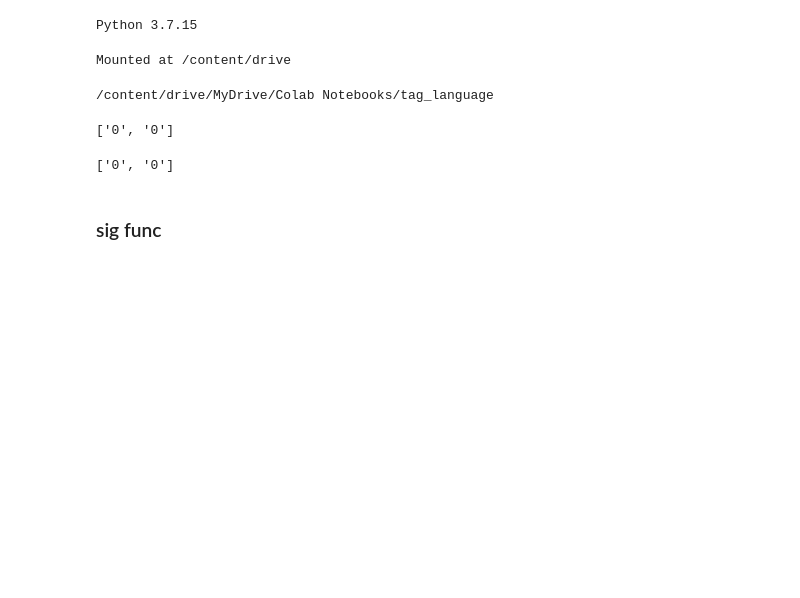
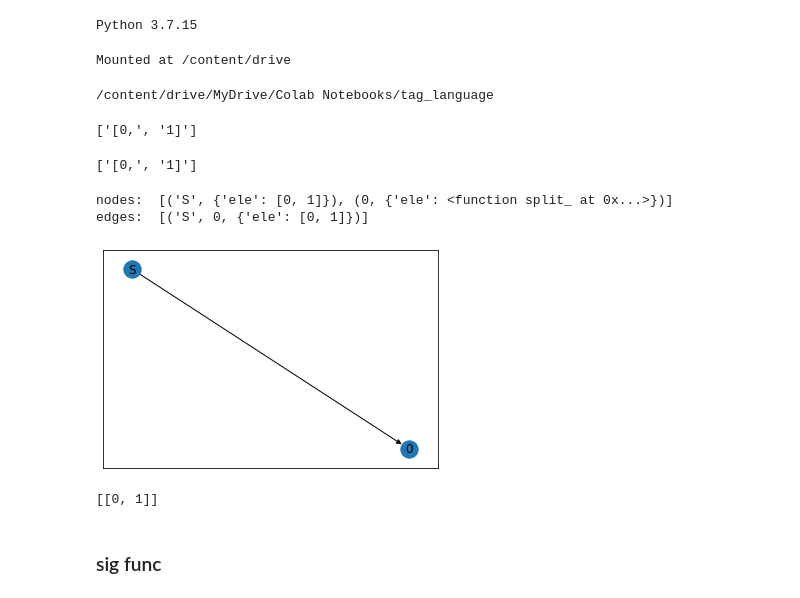
Before and after one commit to Amplil/neural-np4g, a Jupyter notebook: neural_np4g.ipynb, the cells around one changed output. Saved outputs shown, nothing was run; the diff lists cells and outputs as text; code cells hidden in the pictures; blank space fills up the shorter version.

```diff
--- a/neural_np4g.ipynb
+++ b/neural_np4g.ipynb
@@ -17,15 +17,26 @@ cd "/content/drive/MyDrive/Colab Notebooks/tag_language"
 #import np4g
 from neural_np4g import *
 # %%
-NetworkProgram('0 0',[(0,split_)],[('S',0)]).run()
+NetworkProgram([0,1],[(0,split_)],[('S',0)]).run()
 # %% [output]
-['0', '0']
+['[0,', '1]']
 # %%
 node1=[(0,split_)]
 edge1=[('S',0)]
-np1=NetworkProgram('0 0',node1,edge1)
-np1.run()
+np1=NetworkProgram([0,1],node1,edge1)
-# %% [output]
-['0', '0']
+# %%
+np1.run()
+# %% [output]
+['[0,', '1]']
+# %%
+np1.network_show()
+# %% [output]
+nodes:  [('S', {'ele': [0, 1]}), (0, {'ele': <function split_ at 0x...>})]
+edges:  [('S', 0, {'ele': [0, 1]})]
+[figure, added]
+# %%
+DiGraphNode(np1.network,0).in_ele_list
+# %% [output]
+[[0, 1]]
 # %% [markdown]
 ### sig func
```
Also changed, not shown: parts of 29 cells of this notebook, 1 other file.
